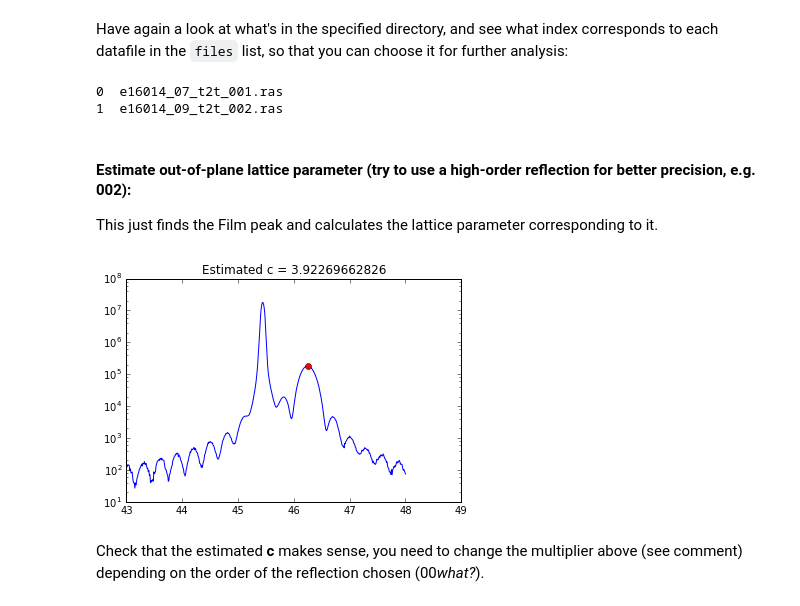
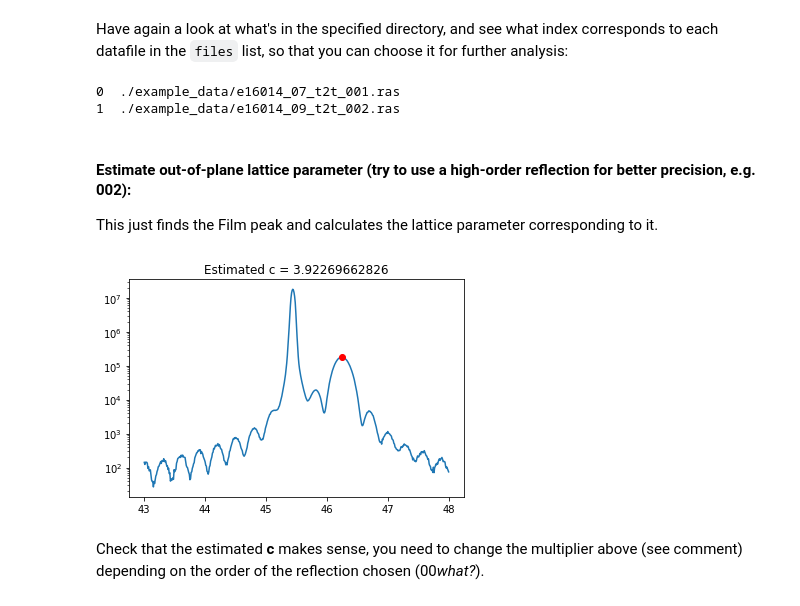
Before and after one commit to ezatterin/edoxrd, a Jupyter notebook: examples/CTR_Template.ipynb, the cells around one changed output. Saved outputs shown, nothing was run; the diff lists cells and outputs as text; code cells hidden in the pictures.

```diff
--- a/examples/CTR_Template.ipynb
+++ b/examples/CTR_Template.ipynb
@@ -21,7 +23,9 @@ Have a look at the `.ras` files that can be read within the specified directory.
 files = !ls {d} | grep '_00[1-9]' | grep '.ras'
 # Windows
 # files = !dir {d} /b /a-d | find ".ras"
-for fname in files: print fname
+for index,fname in enumerate(files):
+    print fname
+    files[index] = d+fname
 # %% [output]
 e16014_07_t2t_001.ras
 e16014_09_t2t_002.ras
@@ -47,8 +51,8 @@ Have again a look at what's in the specified directory, and see what index corre
 # %%
 for index,fname in enumerate(files): print('{0}  {1}').format(index,fname)
 # %% [output]
-0  e16014_07_t2t_001.ras
-1  e16014_09_t2t_002.ras
+0  ./example_data/e16014_07_t2t_001.ras
+1  ./example_data/e16014_09_t2t_002.ras
 # %%
 dset = files[1]
 # %% [markdown]
@@ -56,28 +60,28 @@ dset = files[1]
 
 This just finds the Film peak and calculates the lattice parameter corresponding to it.
 # %%
-xdata, ydata = xrd.read_data(dset,d)
+xdata, ydata = xrd.read_data(dset)
 
 # Find indices of film peak (i.e. second most intense in ydata)
 idxs = pk.indexes(ydata, thres=1e-6, min_dist=10)
 film_peak = ydata[idxs].argsort()[::-1][1]
 peak_x, peak_y = xdata[idxs][film_peak], ydata[idxs][film_peak]
 
 # Some calc
 theta = np.deg2rad(peak_x/2) # Theta_bragg of Film peak
 wave = 1.5406 # Cu Ka1
 
 c = wave/(2*np.sin(theta)) # Braggs law for 001; recall c=d_001
 c = c*2 # Change multiplier or equation depending on reflection!
 
 # Plot
 plt.plot(xdata,ydata)
 plt.plot(peak_x, peak_y, 'o', c='red')
 plt.yscale('log')
 plt.title('Estimated c = {0}'.format(c))
 plt.show()
 # %% [output]
-[figure, old version]
+[figure, new version]
 # %% [markdown]
 Check that the estimated **c** makes sense, you need to change the multiplier above (see comment) depending on the order of the reflection chosen (00*what?*).
 # %% [markdown]
```
Also changed, not shown: parts of 5 cells of this notebook.
